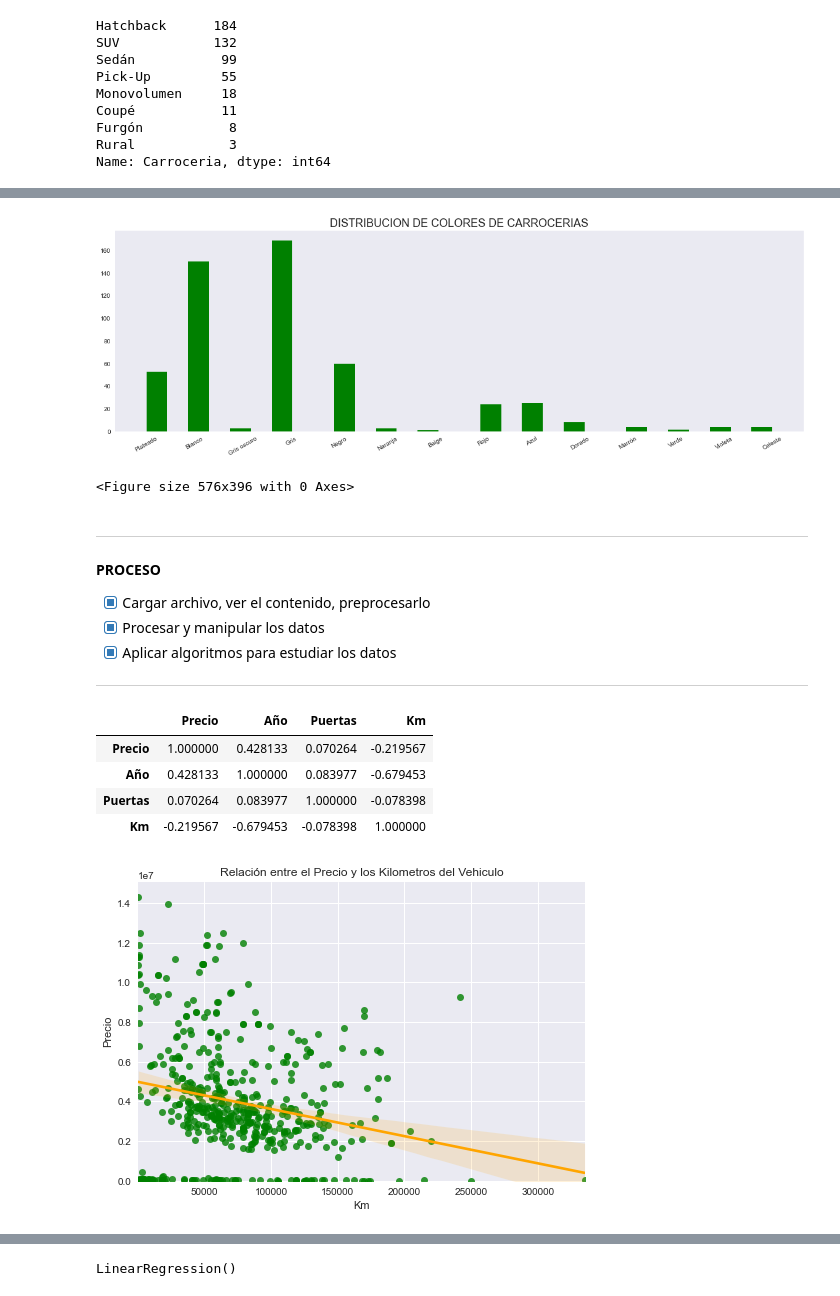
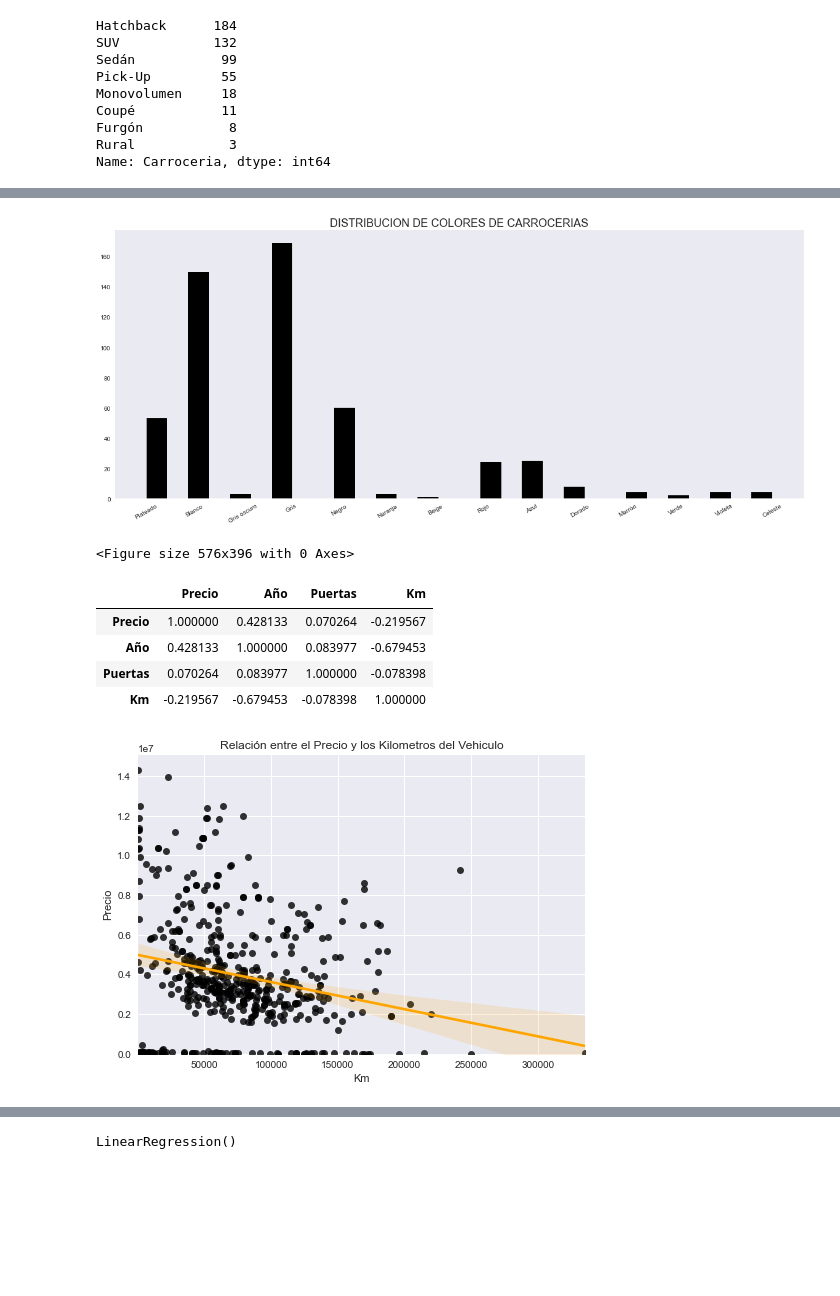
Before and after one commit to NestorDiazDataSC/Analisis_de_Datos, a Jupyter notebook: Argentina_Cars/argentina_cars.ipynb, the cells around one changed output, grey strips where cells are left out. Saved outputs shown, nothing was run; the diff lists cells and outputs as text; code cells hidden in the pictures; blank space fills up the shorter version.

```diff
--- a/Argentina_Cars/argentina_cars.ipynb
+++ b/Argentina_Cars/argentina_cars.ipynb
@@ -264,26 +275,19 @@ Verde            2
 Beige            1
 Name: Color, dtype: int64
 # %%
-df['Color'].hist(bins=30, color='green') # Vemos graficamente su distribución
+df['Color'].hist(bins=30, color='black') # Vemos graficamente su distribución
 plt.title('DISTRIBUCION DE COLORES DE CARROCERIAS', fontsize=18)
 plt.grid(False)
 
-plt.gcf().set_size_inches(20, 6)  # Tamaño de la figura (ancho, alto)
+plt.gcf().set_size_inches(20, 8)  # Tamaño de la figura (ancho, alto)
 plt.style.use('seaborn')  # Cambiar un estilo predefinido de fondo(como 'ggplot', 'seaborn', etc.)
 plt.xticks(rotation=30) # Para rotar las etiquetas del eje X porque si no se superponen unas con otras.
 
 plt.show()
 plt.clf()
 # %% [output]
-[figure, old version]
+[figure, new version]
 <Figure size 576x396 with 0 Axes>
-# %% [markdown]
----
-**PROCESO**
-- [x] Cargar archivo, ver el contenido, preprocesarlo
-- [x] Procesar y manipular los datos
-- [x] Aplicar algoritmos para estudiar los datos
----
 # %%
 df.corr()
 # %% [output]
@@ -293,7 +297,7 @@ df.corr()
 | Puertas | 0.070264 | 0.083977 | 1.000000 | -0.078398 |
 | Km | -0.219567 | -0.679453 | -0.078398 | 1.000000 |
 # %%
-sns.regplot(x="Km", y="Precio", data=df, line_kws={"color": "orange"}, scatter_kws={"color": "green"})
+sns.regplot(x="Km", y="Precio", data=df, line_kws={"color": "orange"}, scatter_kws={"color": "black"})
 plt.ylim(0,)
 plt.title("Relación entre el Precio y los Kilometros del Vehiculo")
 sns.set_style("whitegrid") # Fondo con cuadrícula
@@ -301,5 +305,5 @@ sns.set_style("whitegrid") # Fondo con cuadrícula
 plt.savefig("argentina_cars.png")  #Aca guardo el grafico en una imagen para volver a usarlo sin modificaciones mas abajo
 plt.show()
 # %% [output]
-[figure, old version]
+[figure, new version]
 # %%
```
Also changed, not shown: parts of 87 cells of this notebook.
